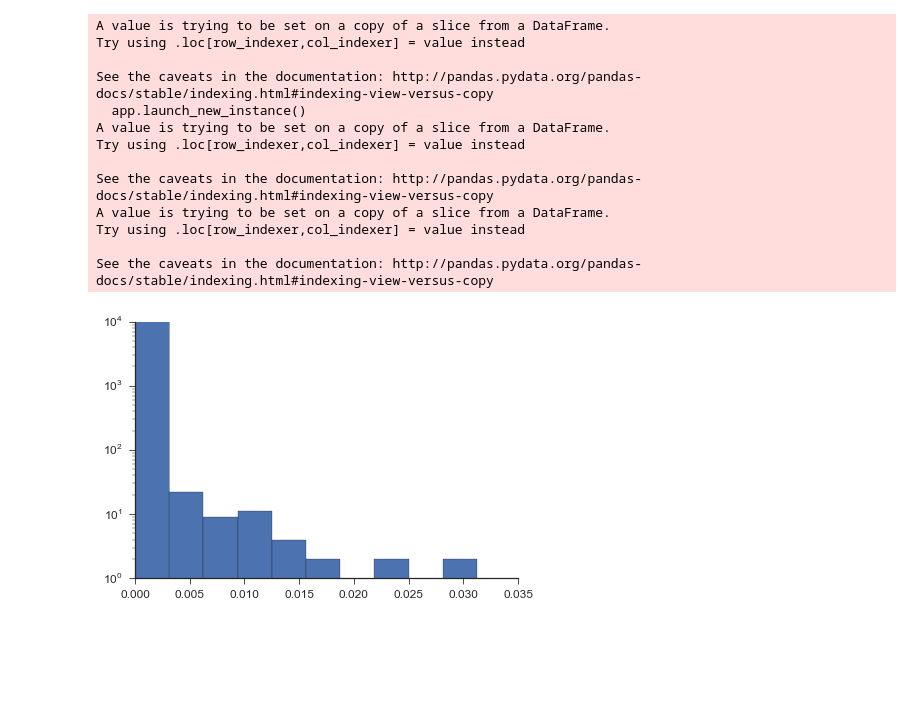
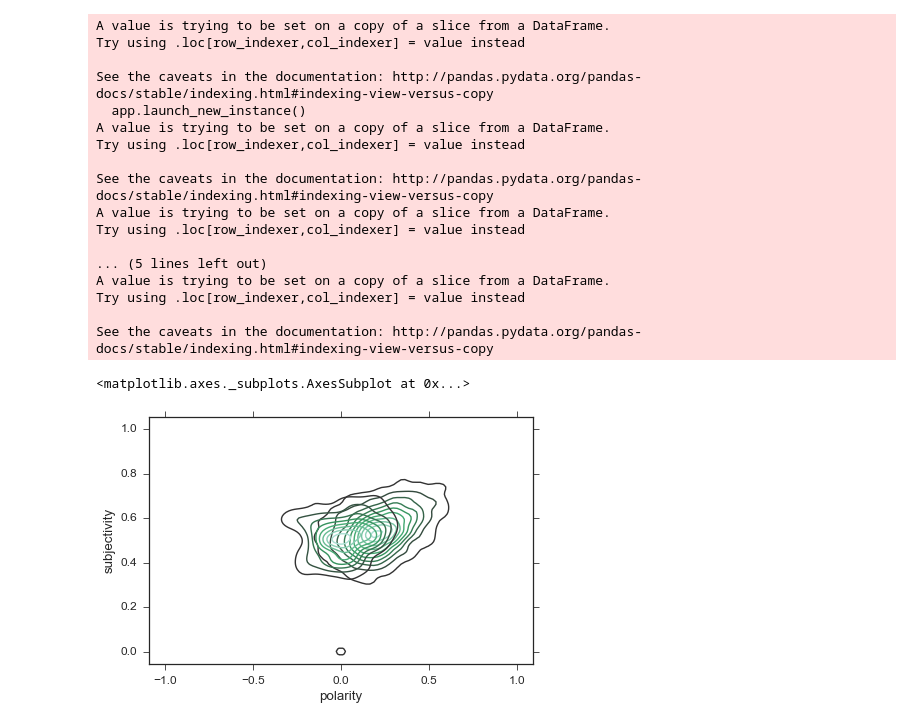
Before and after one commit to franklinmarsh/jac_project, a Jupyter notebook: review_corpus_comparator.ipynb, the cells around one changed output. Cells and saved outputs as stored; diff of their text form; code cells hidden in the pictures; blank space fills up the shorter version.

Commit message:
add sentiment indexing to review_corpus_comparator.ipynb

```diff
--- a/review_corpus_comparator.ipynb
+++ b/review_corpus_comparator.ipynb
@@ -50,12 +52,22 @@ def WordFreq(corpus, keyword):
         if word == keyword: #if the word is the keyword
             count = count + 1 #add one to the counter
     return count/len(corpus.split())
+
+def Polarity(corpus):
+    blob = TextBlob(unicode(corpus, 'utf-8'))
+    return blob.sentiment.polarity
+
+def Subjectivity(corpus):
+    blob = TextBlob(unicode(corpus, 'utf-8'))
+    return blob.sentiment.subjectivity
 # %%
-keyword = 'employee'
+keyword = 'rude'
 
 rt['kw_count'] =  rt['text'].apply(WordCount, args = (keyword,))
 rt['kw_freq'] =  rt['text'].apply(WordFreq, args = (keyword,))
 rt['kw'] = keyword
+rt['polarity'] =  rt['text'].apply(Polarity)
+rt['subjectivity'] = rt['text'].apply(Subjectivity)
 # %% [output]
 A value is trying to be set on a copy of a slice from a DataFrame.
 Try using .loc[row_indexer,col_indexer] = value instead
@@ -69,12 +81,18 @@ See the caveats in the documentation: http://pandas.pydata.org/pandas-docs/stabl
 A value is trying to be set on a copy of a slice from a DataFrame.
 Try using .loc[row_indexer,col_indexer] = value instead
 
+... (5 lines left out)
+A value is trying to be set on a copy of a slice from a DataFrame.
+Try using .loc[row_indexer,col_indexer] = value instead
+
 See the caveats in the documentation: http://pandas.pydata.org/pandas-docs/stable/indexing.html#indexing-view-versus-copy
-# %%
-plt.hist(rt['kw_freq'])
-plt.yscale('log')
-sns.despine()
-# %% [output]
-[figure, removed]
+# %%
+fr = rt[rt['kw_count'] > 0]
+# %%
+sns.kdeplot(rt['polarity'], rt['subjectivity'])
+sns.kdeplot(fr['polarity'], fr['subjectivity'], c = 'blue')
+# %% [output]
+<matplotlib.axes._subplots.AxesSubplot at 0x...>
+[figure, added]
 # %%
 if any(word in all_text for word in keyword_list)
```
Also changed, not shown: parts of 1 cell of this notebook, 7 other files.
